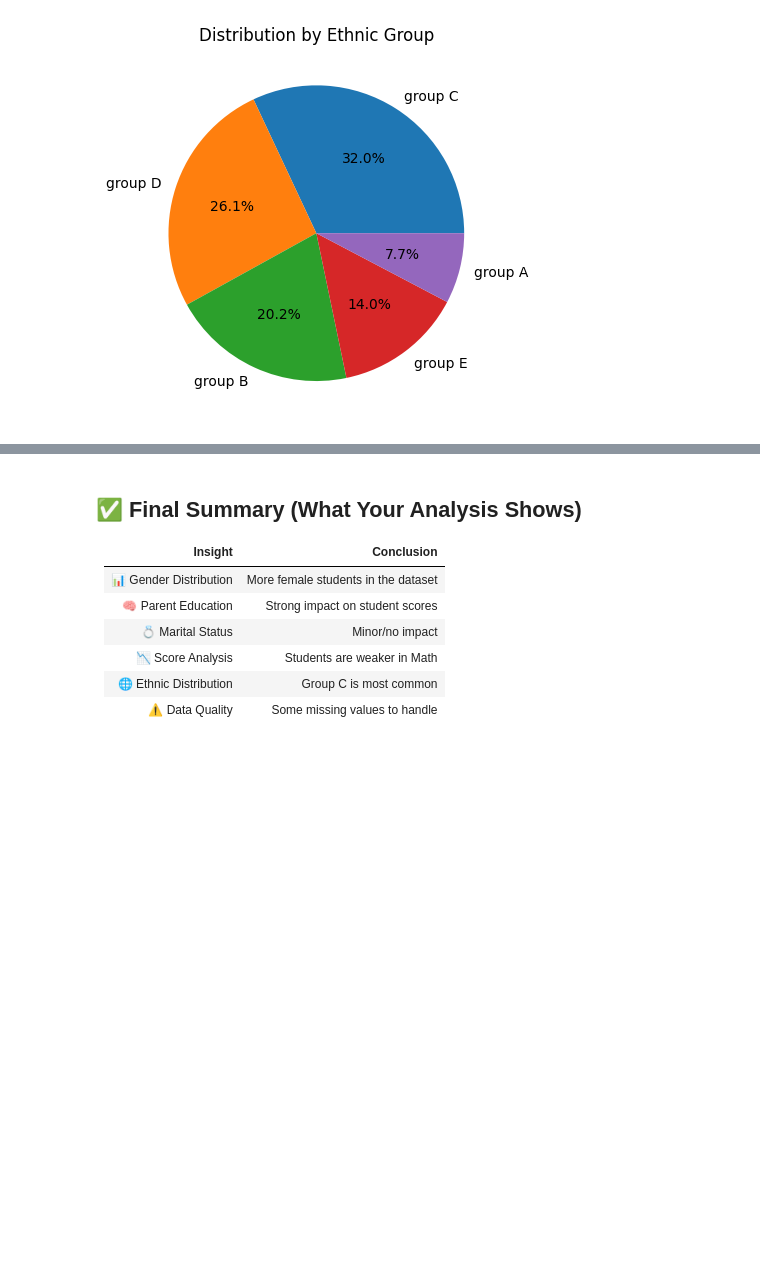
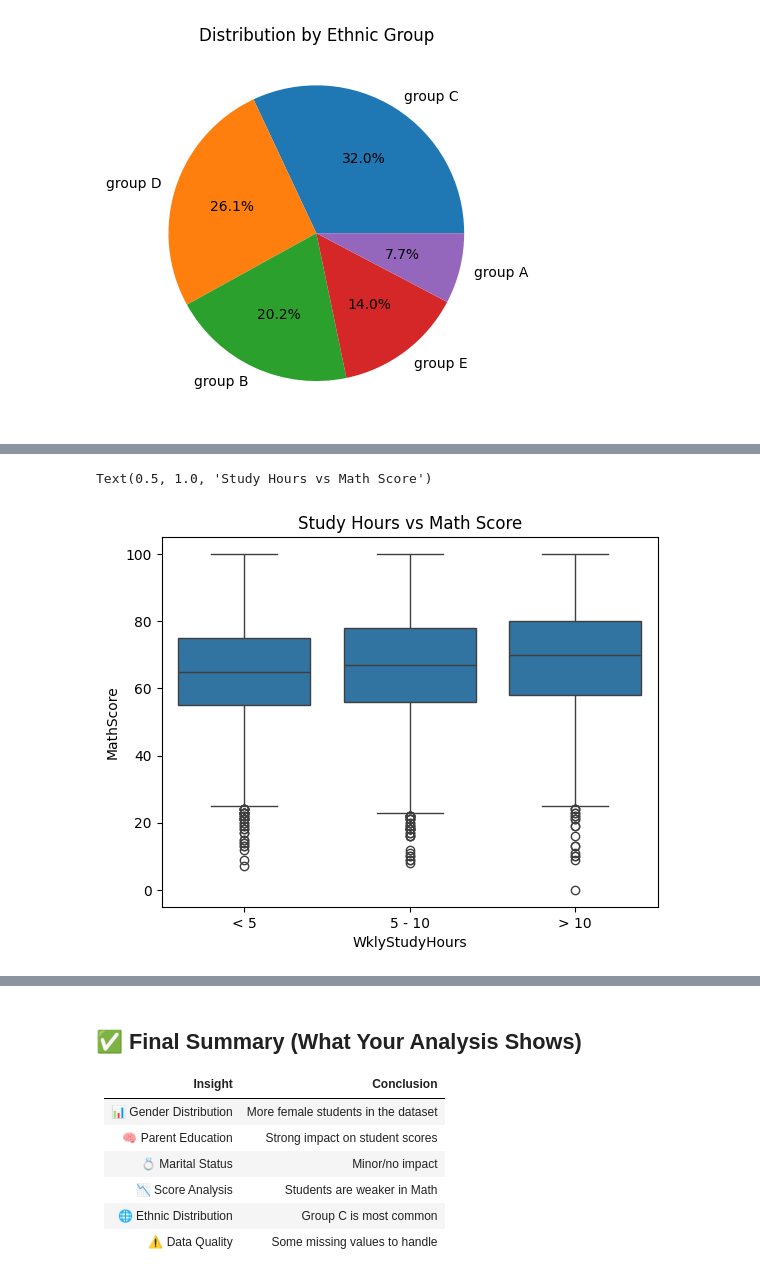
Before and after one commit to ShivamAttri05/Data_Science_Progress, a Jupyter notebook: Python/Project/Student Result Analysis/main.ipynb, the cells around one changed output, grey strips where cells are left out. Drawn from its saved outputs; the diff is of its cells as text; code cells hidden in the pictures; blank space fills up the shorter version.

```diff
--- a/Python/Project/Student Result Analysis/main.ipynb
+++ b/Python/Project/Student Result Analysis/main.ipynb
@@ -184,0 +191,6 @@ plt.show()
+# %%
+sns.boxplot(data=df, x='WklyStudyHours', y='MathScore')
+plt.title("Study Hours vs Math Score")
+# %% [output]
+Text(0.5, 1.0, 'Study Hours vs Math Score')
+[figure, added]
```
Also changed, not shown: parts of 2 cells of this notebook.
